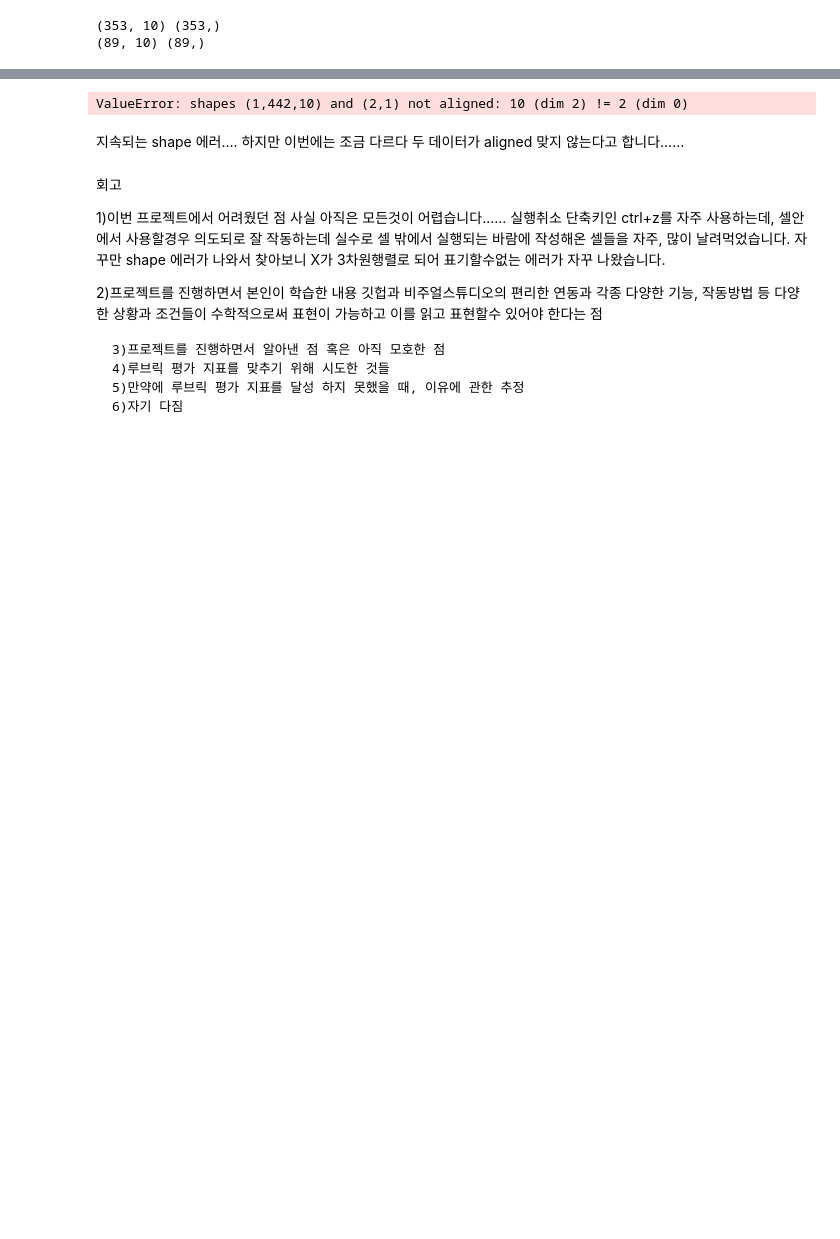
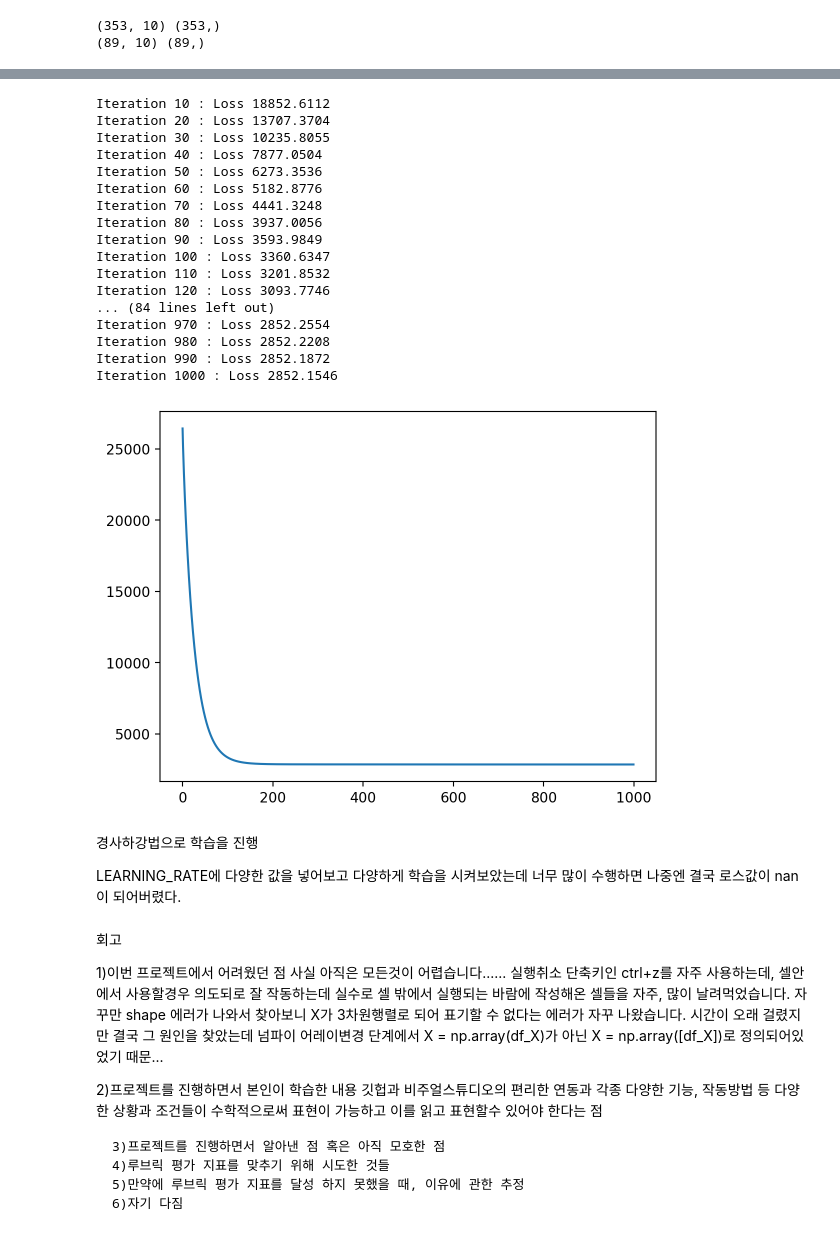
Before and after one commit to F100d4U/Exploration, a Jupyter notebook: [EP02]diabetes.ipynb, the cells around one changed output, grey strips where cells are left out. Saved outputs shown, nothing was run; the diff lists cells and outputs as text; code cells hidden in the pictures; blank space fills up the shorter version.

```diff
--- a/[EP02]diabetes.ipynb
+++ b/[EP02]diabetes.ipynb
@@ -109,9 +109,11 @@ print로 데이터 크기를 확인, df_x는 (442,10) df_y는 (442,) 행렬임
 #(2) 모델에 입력할 데이터 X 준비하기
 #df_X에 있는 값들을 numpy array로 변환해서 저장해주세요.
 
-X = np.array([df_X])
+X = np.array(df_X)
 
 #(3) 모델에 예측할 데이터 Y준비하기
 #df_y에 있는 값들을 numpy array로 변환해서 저장해주세요.
 
-y = np.array([df_y])
+y = np.array(df_y)
+
+print(X.shape)
@@ -224,27 +222,46 @@ print(y.shape)
-# %%
-#(8) 하이퍼 파라미터인 학습률 설정하기
-#학습률, learning rate 를 설정해주세요
-#만약 학습이 잘 되지 않는다면 learning rate 값을 한번 여러 가지로 설정하며 실험해 보세요.
-
-eta = 0.1  # 학습률
-n_iterations = 100 #반복횟수
-m = 100 # 샘플의 갯수
-
-weight = np.random.randn(2, 1)  # 초기 랜덤 파라미터 설정
-
-for step in range(n_iterations):
-    gradients = 2/m * X.T.dot(X.dot(weight) - y) #기울기 계산
-    weight = weight - eta * gradients # 학습률의 크기만큼 기울기 방향으로 이동
-
-     #파라미터의 변화 파악
-    if (step+1) % 200 == 0:
-        print('Step :{:04d}, weight = \n {}'.format(step+1, weight))
-
-print('최종 결과값 : \n{}'.format(weight))
-# %% [output]
-ValueError: shapes (1,442,10) and (2,1) not aligned: 10 (dim 2) != 2 (dim 0)
-# %% [markdown]
-지속되는 shape 에러.... 하지만 이번에는 조금 다르다 두 데이터가 aligned 맞지 않는다고 합니다......
+# %%
+#(8) 하이퍼 파라미터인 학습률 설정하기
+#학습률, learning rate 를 설정해주세요
+#만약 학습이 잘 되지 않는다면 learning rate 값을 한번 여러 가지로 설정하며 실험해 보세요.
+
+LEARNING_RATE = 0.99
+
+losses = []
+
+for i in range(1, 1001):
+    dW, db = gradient(X_train, W, b, y_train)
+    W -= LEARNING_RATE * dW
+    b -= LEARNING_RATE * db
+    L = loss(X_train, W, b, y_train)
+    losses.append(L)
+    if i % 10 == 0:
+        print('Iteration %d : Loss %0.4f' % (i, L))
+
+plt.plot(losses)
+plt.show()
+# %% [output]
+Iteration 10 : Loss 18852.6112
+Iteration 20 : Loss 13707.3704
+Iteration 30 : Loss 10235.8055
+Iteration 40 : Loss 7877.0504
+Iteration 50 : Loss 6273.3536
+Iteration 60 : Loss 5182.8776
+Iteration 70 : Loss 4441.3248
+Iteration 80 : Loss 3937.0056
+Iteration 90 : Loss 3593.9849
+Iteration 100 : Loss 3360.6347
+Iteration 110 : Loss 3201.8532
+Iteration 120 : Loss 3093.7746
+... (84 lines left out)
+Iteration 970 : Loss 2852.2554
+Iteration 980 : Loss 2852.2208
+Iteration 990 : Loss 2852.1872
+Iteration 1000 : Loss 2852.1546
+[figure, added]
+# %% [markdown]
+경사하강법으로 학습을 진행
+
+LEARNING_RATE에 다양한 값을 넣어보고 다양하게 학습을 시켜보았는데 너무 많이 수행하면 나중엔 결국 로스값이 nan이 되어버렸다.
 # %%
 #(9) 모델 학습하기
 #정의된 손실함수와 기울기 함수로 모델을 학습해주세요.
@@ -262,7 +279,8 @@ ValueError: shapes (1,442,10) and (2,1) not aligned: 10 (dim 2) != 2 (dim 0)
 1)이번 프로젝트에서 어려웠던 점
     사실 아직은 모든것이 어렵습니다......
     실행취소 단축키인 ctrl+z를 자주 사용하는데, 셀안에서 사용할경우 의도되로 잘 작동하는데 실수로 셀 밖에서 실행되는 바람에 작성해온 셀들을 자주, 많이 날려먹었습니다.
-    자꾸만 shape 에러가 나와서 찾아보니 X가 3차원행렬로 되어 표기할수없는 에러가 자꾸 나왔습니다.
+    자꾸만 shape 에러가 나와서 찾아보니 X가 3차원행렬로 되어 표기할 수 없다는 에러가 자꾸 나왔습니다.
+    시간이 오래 걸렸지만 결국 그 원인을 찾았는데 넘파이 어레이변경 단계에서 X = np.array(df_X)가 아닌 X = np.array([df_X])로 정의되어있었기 때문...
 
 2)프로젝트를 진행하면서 본인이 학습한 내용
     깃헙과 비주얼스튜디오의 편리한 연동과 각종 다양한 기능, 작동방법 등
```
Also changed, not shown: parts of 10 cells of this notebook.
